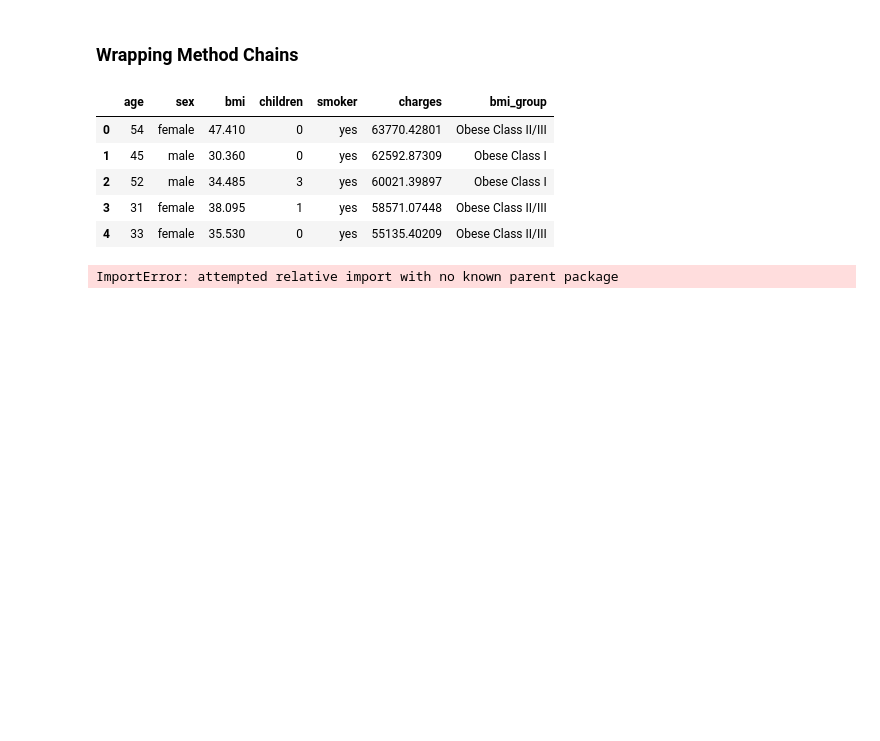
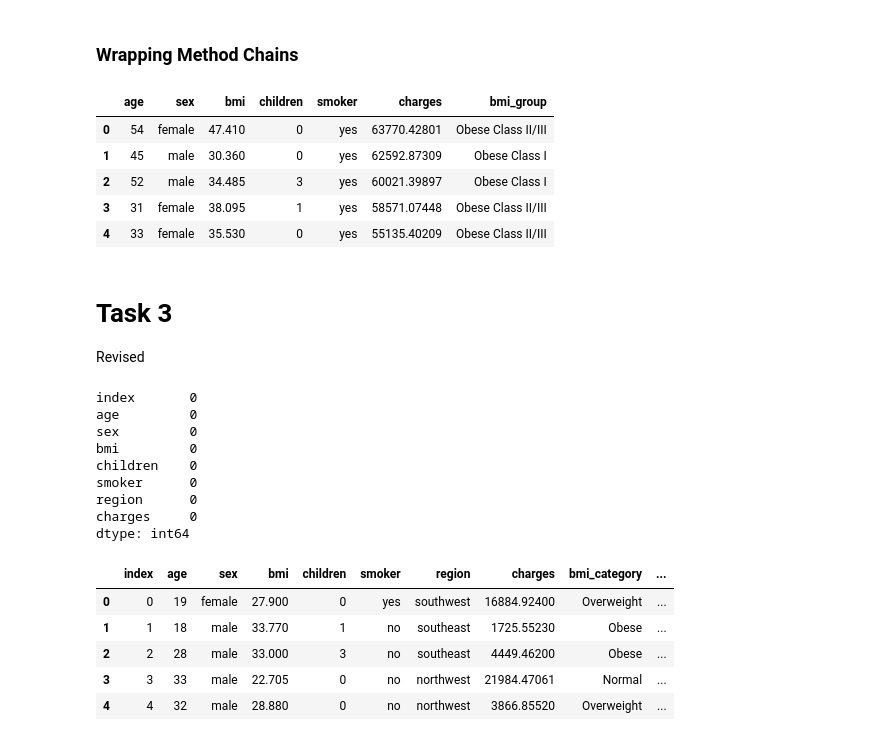
Before and after one commit to ubco-W2022T2-data301/project-group-group25, a Jupyter notebook: analysis/analysis1.ipynb, the cells around one changed output. Drawn from its saved outputs; the diff is of its cells as text; code cells hidden in the pictures; blank space fills up the shorter version.

```diff
--- a/analysis/analysis1.ipynb
+++ b/analysis/analysis1.ipynb
@@ -258,9 +258,3 @@ insurance_df.head()
 | 2 | 52 | male | 34.485 | 3 | yes | 60021.39897 | Obese Class I |
 | 3 | 31 | female | 38.095 | 1 | yes | 58571.07448 | Obese Class II/III |
 | 4 | 33 | female | 35.530 | 0 | yes | 55135.40209 | Obese Class II/III |
-# %%
-from .. import project_functions1 # This is called a relative import
-df = project_functions.load_and_process(url_or_path_to_csv_file)
-df
-# %% [output]
-ImportError: attempted relative import with no known parent package
@@ -266,0 +269,59 @@ ImportError: attempted relative import with no known parent package
+# %% [markdown]
+# Task 3
+Revised
+# %%
+import pandas as pd
+import numpy as np
+
+# Load the dataset
+df = pd.read_csv("../data/raw/insurance.csv")
+
+# Check for missing values
+print(df.isna().sum())
+
+# Remove any rows with missing values or outliers (if any)
+# df = df.dropna()
+
+# Create a BMI category column
+def bmi_category(bmi):
+    if bmi < 18.5:
+        return 'Underweight'
+    elif 18.5 <= bmi < 25:
+        return 'Normal'
+    elif 25 <= bmi < 30:
+        return 'Overweight'
+    else:
+        return 'Obese'
+
+df['bmi_category'] = df['bmi'].apply(bmi_category)
+
+# Create a column for number of children category
+def children_category(children):
+    if children == 0:
+        return 'No children'
+    elif children == 1:
+        return '1 child'
+    elif children == 2:
+        return '2 children'
+    else:
+        return '3+ children'
+
+df['children_category'] = df['children'].apply(children_category)
+
+df.head()
+# %% [output]
+index       0
+age         0
+sex         0
+bmi         0
+children    0
+smoker      0
+region      0
+charges     0
+dtype: int64
+|  | index | age | sex | bmi | children | smoker | region | charges | bmi_category | ... |
+| 0 | 0 | 19 | female | 27.900 | 0 | yes | southwest | 16884.92400 | Overweight | ... |
+| 1 | 1 | 18 | male | 33.770 | 1 | no | southeast | 1725.55230 | Obese | ... |
+| 2 | 2 | 28 | male | 33.000 | 3 | no | southeast | 4449.46200 | Obese | ... |
+| 3 | 3 | 33 | male | 22.705 | 0 | no | northwest | 21984.47061 | Normal | ... |
+| 4 | 4 | 32 | male | 28.880 | 0 | no | northwest | 3866.85520 | Overweight | ... |
```
Also changed, not shown: parts of 11 cells of this notebook.
